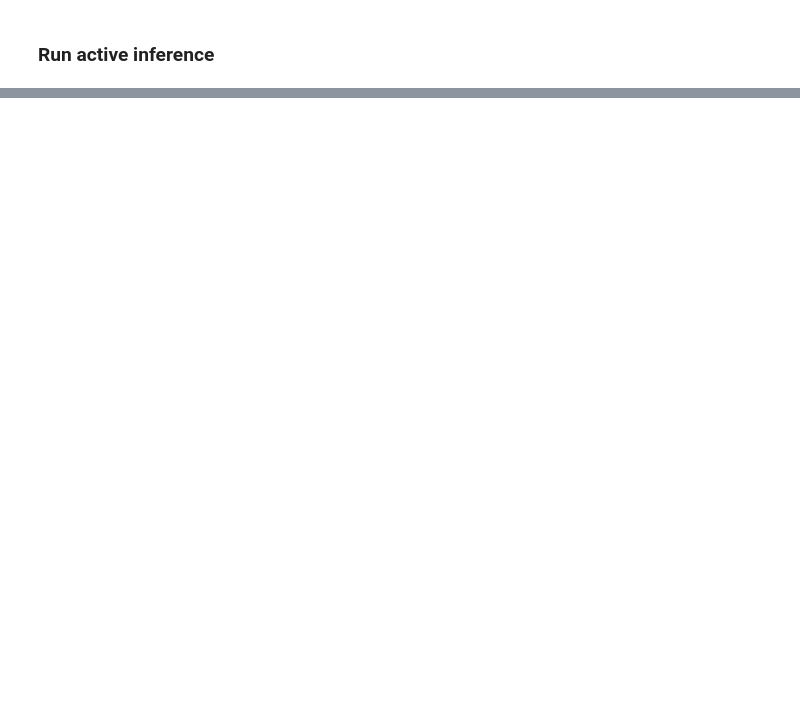
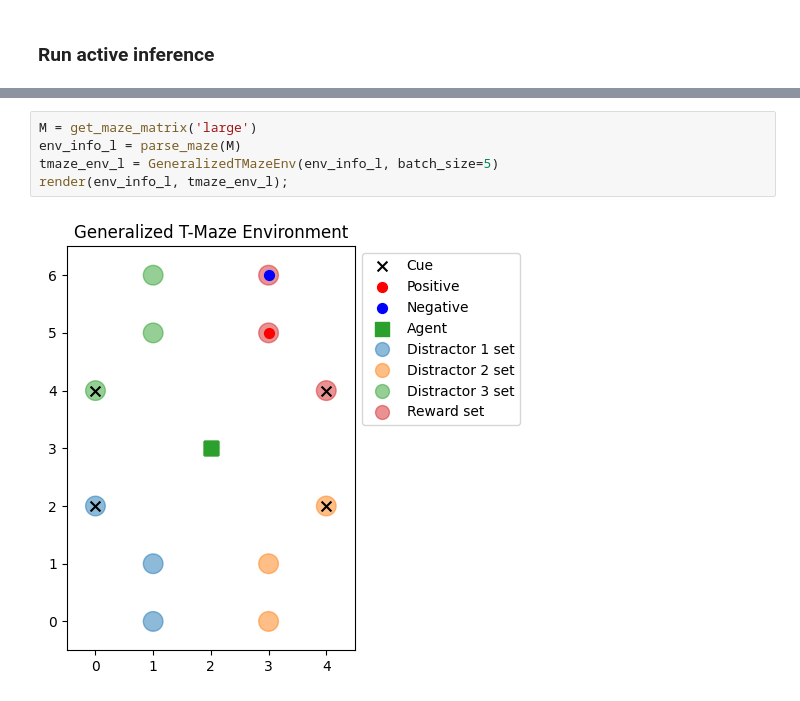
Before and after one commit to infer-actively/pymdp, a Jupyter notebook: examples/mcts/grid_world_demo.ipynb, the cells around one changed output, grey strips where cells are left out. Drawn from its saved outputs; the diff is of its cells as text; blank space fills up the shorter version.

```diff
--- a/examples/mcts/grid_world_demo.ipynb
+++ b/examples/mcts/grid_world_demo.ipynb
@@ -252,0 +276,7 @@ for i in range(3):
+# %%
+M = get_maze_matrix('large')
+env_info_l = parse_maze(M)
+tmaze_env_l = GeneralizedTMazeEnv(env_info_l, batch_size=5)
+render(env_info_l, tmaze_env_l);
+# %% [output]
+[figure, added]
```
Also changed, not shown: parts of 27 cells of this notebook, 1 other file.
